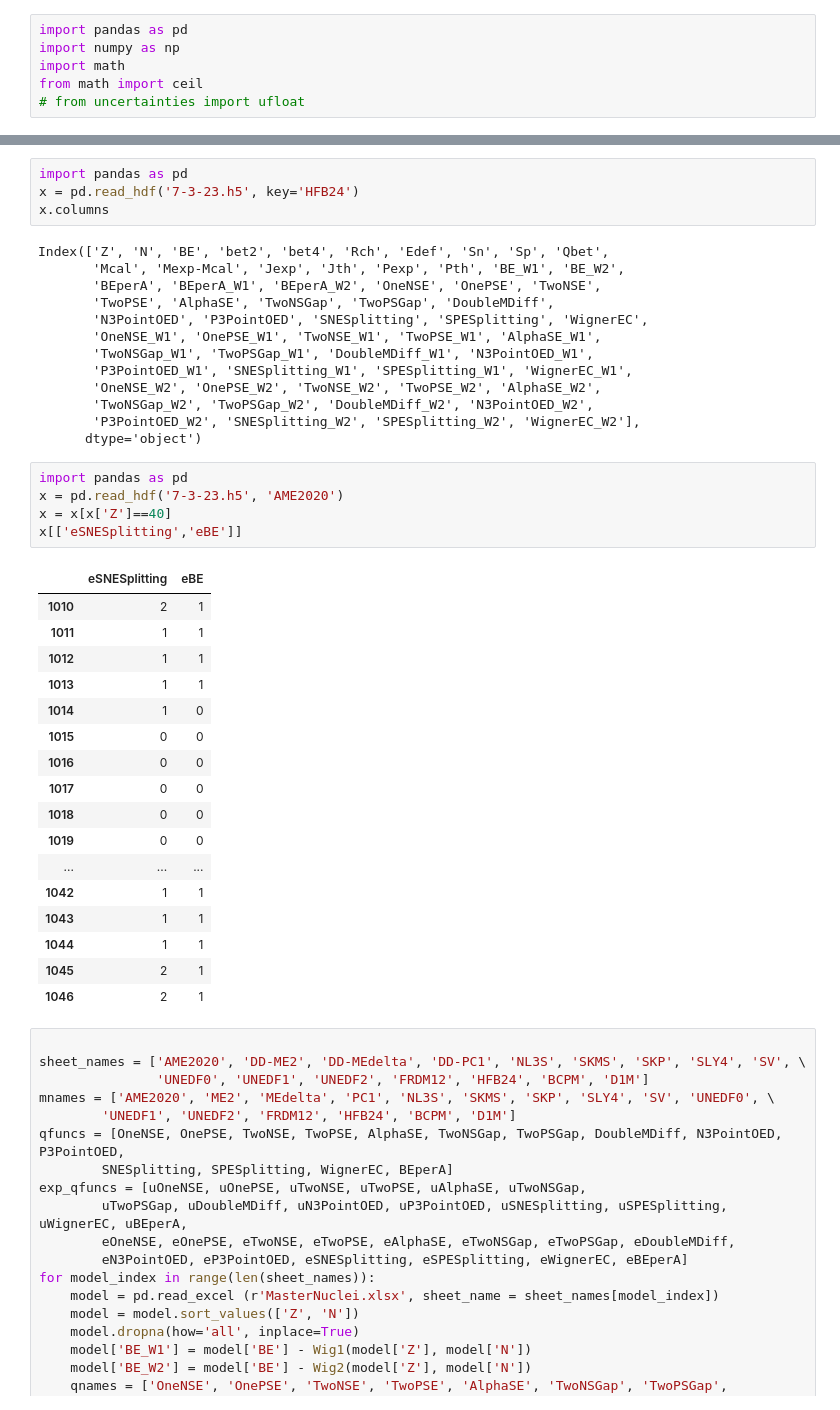
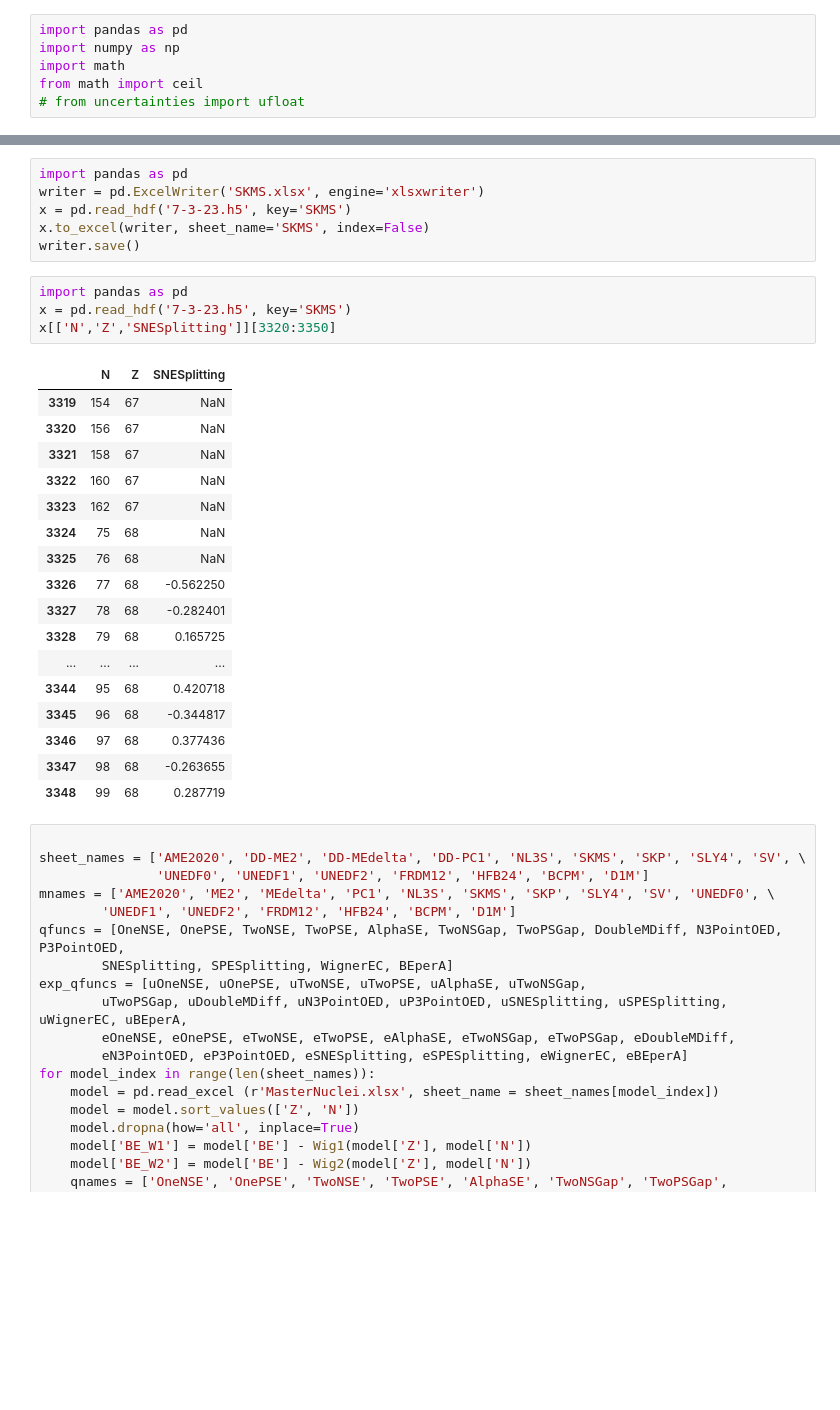
Before and after one commit to massexplorer/bmex-masses, a Jupyter notebook: data/parser.ipynb, the cells around one changed output, grey strips where cells are left out. Drawn from its saved outputs; the diff is of its cells as text; blank space fills up the shorter version.

```diff
--- a/data/parser.ipynb
+++ b/data/parser.ipynb
@@ -440,43 +508,31 @@ def Identity(Z, N):
+# %%
+import pandas as pd
+writer = pd.ExcelWriter('SKMS.xlsx', engine='xlsxwriter')
+x = pd.read_hdf('7-3-23.h5', key='SKMS')
+x.to_excel(writer, sheet_name='SKMS', index=False)
+writer.save()
 # %%
 import pandas as pd
-x = pd.read_hdf('7-3-23.h5', key='HFB24')
-x.columns
+x = pd.read_hdf('7-3-23.h5', key='SKMS')
+x[['N','Z','SNESplitting']][3320:3350]
 # %% [output]
-Index(['Z', 'N', 'BE', 'bet2', 'bet4', 'Rch', 'Edef', 'Sn', 'Sp', 'Qbet',
-       'Mcal', 'Mexp-Mcal', 'Jexp', 'Jth', 'Pexp', 'Pth', 'BE_W1', 'BE_W2',
-       'BEperA', 'BEperA_W1', 'BEperA_W2', 'OneNSE', 'OnePSE', 'TwoNSE',
-       'TwoPSE', 'AlphaSE', 'TwoNSGap', 'TwoPSGap', 'DoubleMDiff',
-       'N3PointOED', 'P3PointOED', 'SNESplitting', 'SPESplitting', 'WignerEC',
-       'OneNSE_W1', 'OnePSE_W1', 'TwoNSE_W1', 'TwoPSE_W1', 'AlphaSE_W1',
-       'TwoNSGap_W1', 'TwoPSGap_W1', 'DoubleMDiff_W1', 'N3PointOED_W1',
-       'P3PointOED_W1', 'SNESplitting_W1', 'SPESplitting_W1', 'WignerEC_W1',
-       'OneNSE_W2', 'OnePSE_W2', 'TwoNSE_W2', 'TwoPSE_W2', 'AlphaSE_W2',
-       'TwoNSGap_W2', 'TwoPSGap_W2', 'DoubleMDiff_W2', 'N3PointOED_W2',
-       'P3PointOED_W2', 'SNESplitting_W2', 'SPESplitting_W2', 'WignerEC_W2'],
-      dtype='object')
+|  | N | Z | SNESplitting |
+| 3319 | 154 | 67 | NaN |
+| 3320 | 156 | 67 | NaN |
+| 3321 | 158 | 67 | NaN |
+| 3322 | 160 | 67 | NaN |
+| 3323 | 162 | 67 | NaN |
+| 3324 | 75 | 68 | NaN |
+| 3325 | 76 | 68 | NaN |
+| 3326 | 77 | 68 | -0.562250 |
+| 3327 | 78 | 68 | -0.282401 |
+| 3328 | 79 | 68 | 0.165725 |
+| ... | ... | ... | ... |
+| 3344 | 95 | 68 | 0.420718 |
+| 3345 | 96 | 68 | -0.344817 |
+| 3346 | 97 | 68 | 0.377436 |
+| 3347 | 98 | 68 | -0.263655 |
+| 3348 | 99 | 68 | 0.287719 |
-# %%
-import pandas as pd
-x = pd.read_hdf('7-3-23.h5', 'AME2020')
-x = x[x['Z']==40]
-x[['eSNESplitting','eBE']]
-# %% [output]
-|  | eSNESplitting | eBE |
-| 1010 | 2 | 1 |
-| 1011 | 1 | 1 |
-| 1012 | 1 | 1 |
-| 1013 | 1 | 1 |
-| 1014 | 1 | 0 |
-| 1015 | 0 | 0 |
-| 1016 | 0 | 0 |
-| 1017 | 0 | 0 |
-| 1018 | 0 | 0 |
-| 1019 | 0 | 0 |
-| ... | ... | ... |
-| 1042 | 1 | 1 |
-| 1043 | 1 | 1 |
-| 1044 | 1 | 1 |
-| 1045 | 2 | 1 |
-| 1046 | 2 | 1 |
 # %%
 
 sheet_names = ['AME2020', 'DD-ME2', 'DD-MEdelta', 'DD-PC1', 'NL3S', 'SKMS', 'SKP', 'SLY4', 'SV', \
```
Also changed, not shown: parts of 8 cells of this notebook, 10 other files.
